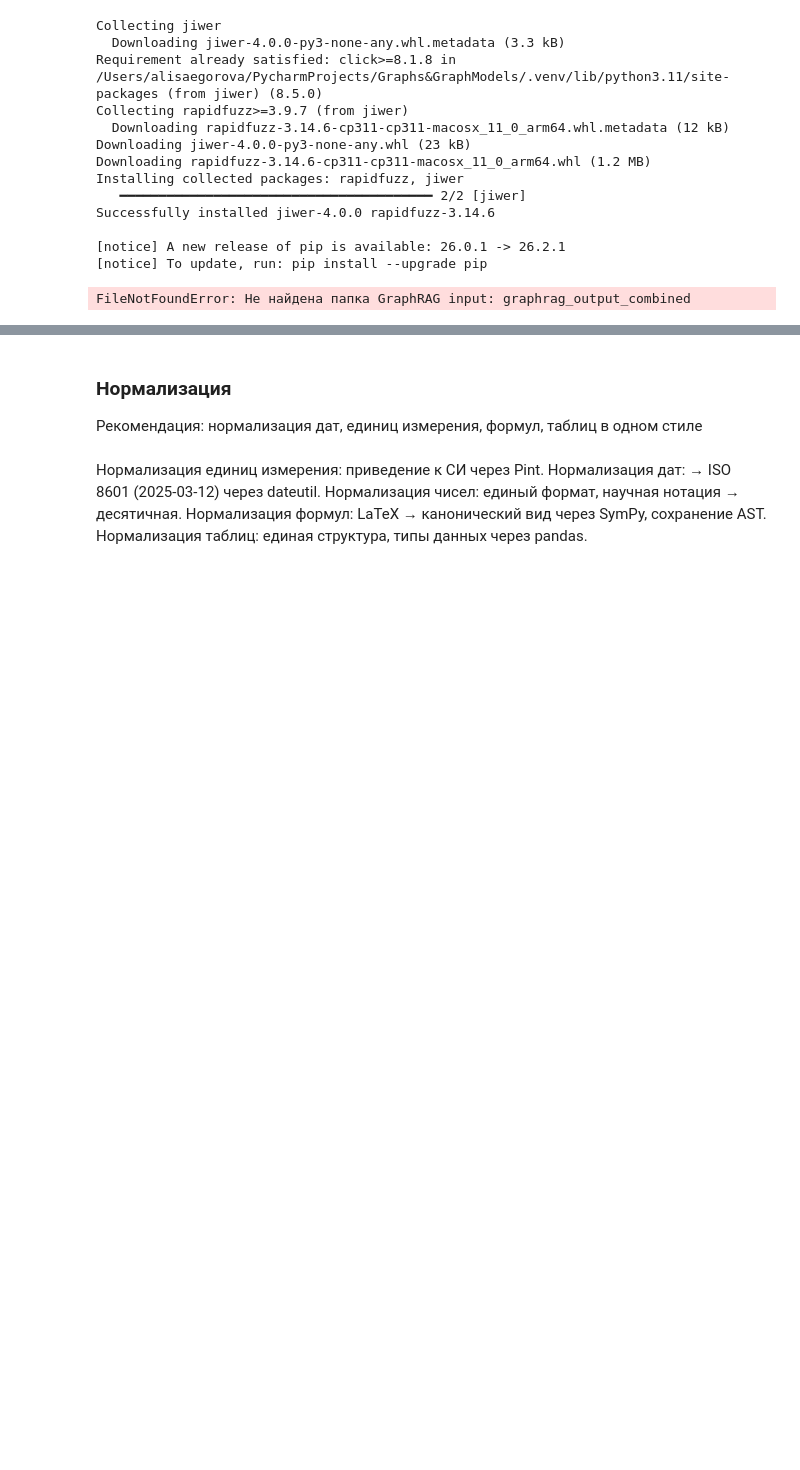
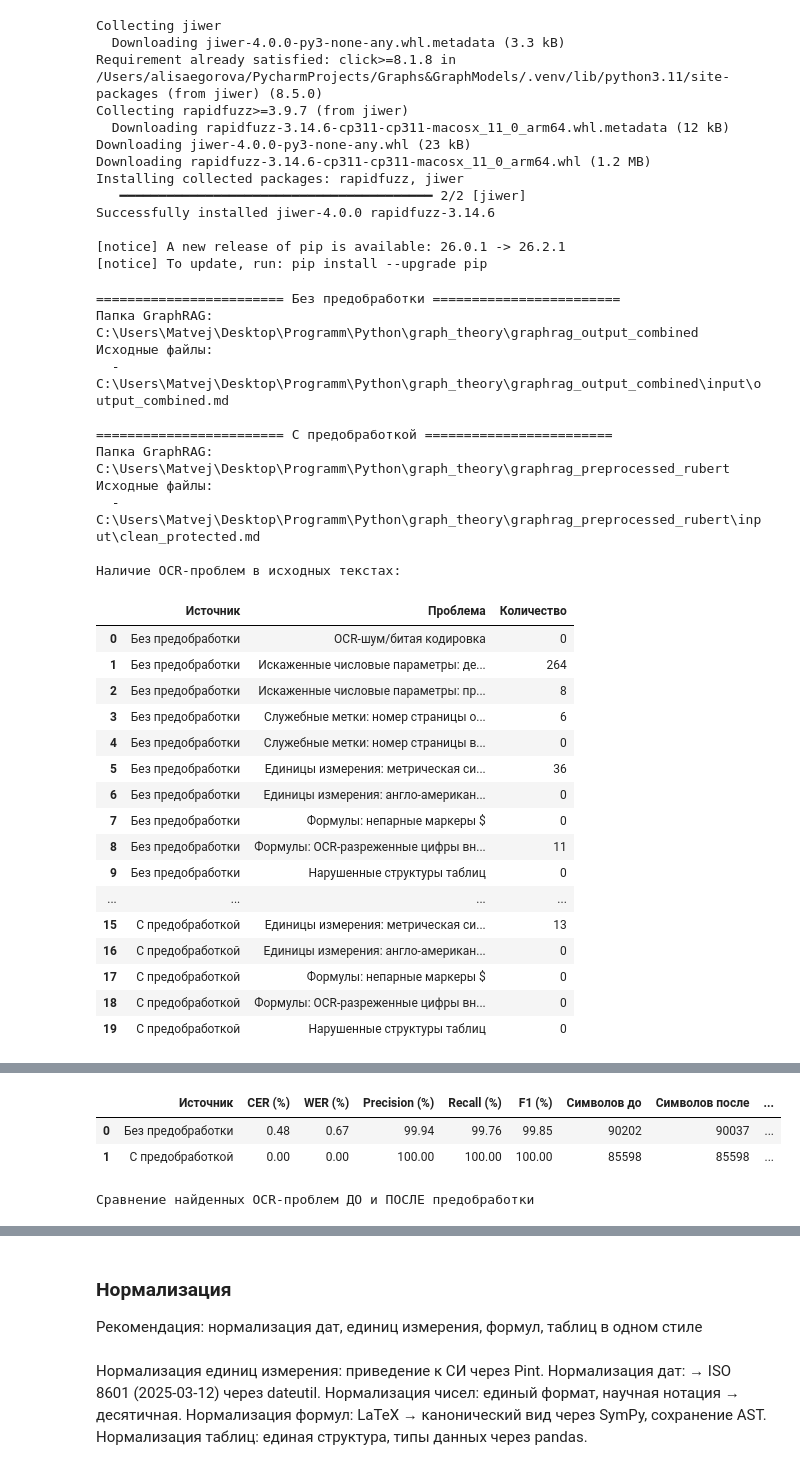
Before and after one commit to AlisaEee/Graphs-GraphsModels, a Jupyter notebook: graph_preprocess/chunking.ipynb, the cells around one changed output, grey strips where cells are left out. Drawn from its saved outputs; the diff is of its cells as text; code cells hidden in the pictures; blank space fills up the shorter version.

```diff
--- a/graph_preprocess/chunking.ipynb
+++ b/graph_preprocess/chunking.ipynb
@@ -777,34 +821,61 @@ def build_ocr_problem_comparison(noise_rows, before_label="Без предобр
             "До предобработки": before_count,
             "После предобработки": after_count,
             "Изменение": delta,
             "Снижение (%)": round(reduction, 2) if reduction is not None else None,
         })
     return pd.DataFrame(rows)
 
 
 regex_metrics_df = pd.DataFrame(ocr_metrics_rows)
 
 print("\nМетрики дополнительной regex-очистки внутри каждого текста")
 print("Важно: это НЕ прямое сравнение до/после предобработки. Нули в строке после предобработки означают, что дополнительная regex-очистка уже ничего не изменила.")
 show_dataframe(regex_metrics_df)
 
 before_label = "Без предобработки"
 after_label = "С предобработкой"
 before_text = ocr_sources[before_label]["text"]
 after_text = ocr_sources[after_label]["text"]
 
 preprocessing_metrics_df = pd.DataFrame([{
     "Сравнение": f"{before_label} -> {after_label}",
     **evaluate_text_preservation(before_text, after_text),
 }])
 
-print("\nПрямое сравнение текста ДО предобработки и ПОСЛЕ предобработки")
-print("CER/WER здесь показывают величину изменения текста; Precision/Recall/F1 показывают сохранность слов относительно исходного текста.")
-show_dataframe(preprocessing_metrics_df)
+# print("\nПрямое сравнение текста ДО предобработки и ПОСЛЕ предобработки")
+# print("CER/WER здесь показывают величину изменения текста; Precision/Recall/F1 показывают сохранность слов относительно исходного текста.")
+# show_dataframe(preprocessing_metrics_df)
 
 ocr_problem_comparison_df = build_ocr_problem_comparison(ocr_noise_rows, before_label, after_label)
 
 print("\nСравнение найденных OCR-проблем ДО и ПОСЛЕ предобработки")
 show_dataframe(ocr_problem_comparison_df)
 # %% [output]
-FileNotFoundError: Не найдена папка GraphRAG input: graphrag_output_combined
+======================== Без предобработки ========================
+Папка GraphRAG: C:\Users\Matvej\Desktop\Programm\Python\graph_theory\graphrag_output_combined
+Исходные файлы:
+  - C:\Users\Matvej\Desktop\Programm\Python\graph_theory\graphrag_output_combined\input\output_combined.md
+
+======================== С предобработкой ========================
+Папка GraphRAG: C:\Users\Matvej\Desktop\Programm\Python\graph_theory\graphrag_preprocessed_rubert
+Исходные файлы:
+  - C:\Users\Matvej\Desktop\Programm\Python\graph_theory\graphrag_preprocessed_rubert\input\clean_protected.md
+
+Наличие OCR-проблем в исходных текстах:
+|  | Источник | Проблема | Количество |
+| 0 | Без предобработки | OCR-шум/битая кодировка | 0 |
+| 1 | Без предобработки | Искаженные числовые параметры: де... | 264 |
+| 2 | Без предобработки | Искаженные числовые параметры: пр... | 8 |
+| 3 | Без предобработки | Служебные метки: номер страницы о... | 6 |
+| 4 | Без предобработки | Служебные метки: номер страницы в... | 0 |
+| 5 | Без предобработки | Единицы измерения: метрическая си... | 36 |
+| 6 | Без предобработки | Единицы измерения: англо-американ... | 0 |
+| 7 | Без предобработки | Формулы: непарные маркеры $ | 0 |
+| 8 | Без предобработки | Формулы: OCR-разреженные цифры вн... | 11 |
+| 9 | Без предобработки | Нарушенные структуры таблиц | 0 |
+| ... | ... | ... | ... |
+| 15 | С предобработкой | Единицы измерения: метрическая си... | 13 |
+| 16 | С предобработкой | Единицы измерения: англо-американ... | 0 |
+| 17 | С предобработкой | Формулы: непарные маркеры $ | 0 |
+| 18 | С предобработкой | Формулы: OCR-разреженные цифры вн... | 0 |
+| 19 | С предобработкой | Нарушенные структуры таблиц | 0 |
@@ -810,0 +899,4 @@ FileNotFoundError: Не найдена папка GraphRAG input: graphrag_outpu
+|  | Источник | CER (%) | WER (%) | Precision (%) | Recall (%) | F1 (%) | Символов до | Символов после | ... |
+| 0 | Без предобработки | 0.48 | 0.67 | 99.94 | 99.76 | 99.85 | 90202 | 90037 | ... |
+| 1 | С предобработкой | 0.00 | 0.00 | 100.00 | 100.00 | 100.00 | 85598 | 85598 | ... |
+Сравнение найденных OCR-проблем ДО и ПОСЛЕ предобработки
```
Also changed, not shown: parts of 13 cells of this notebook.
